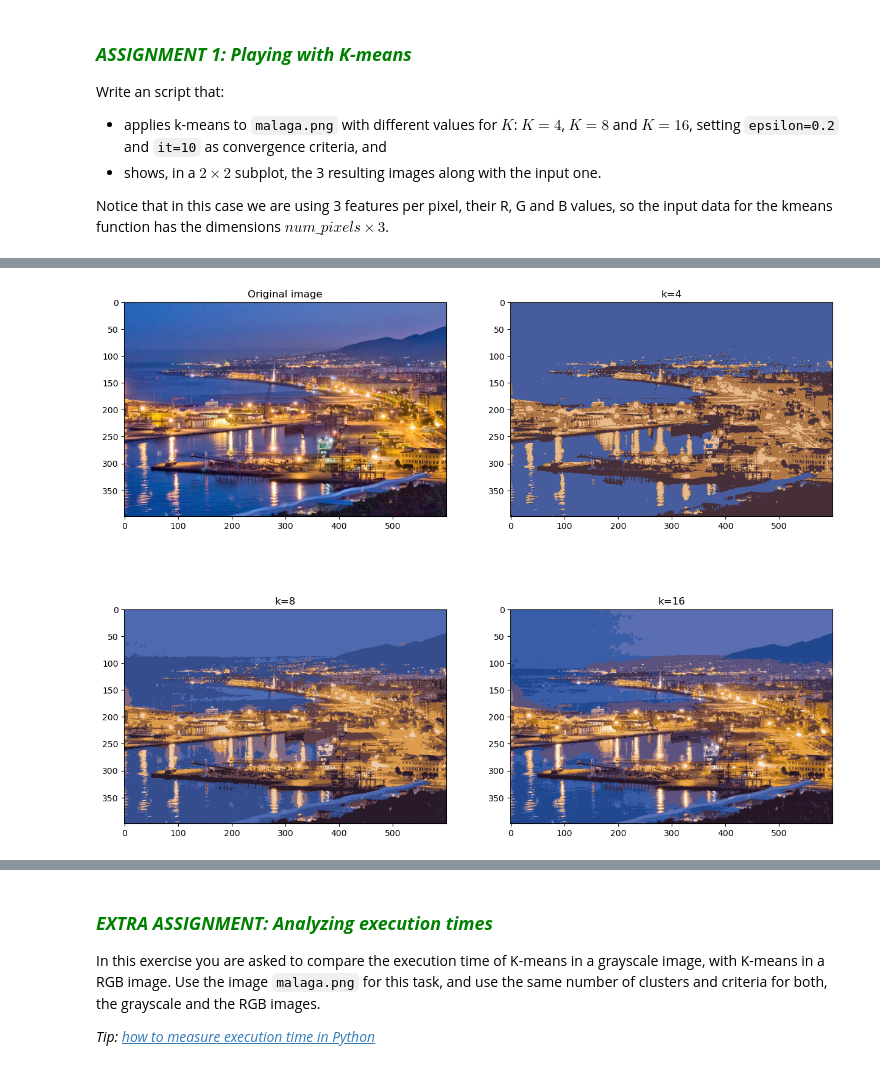
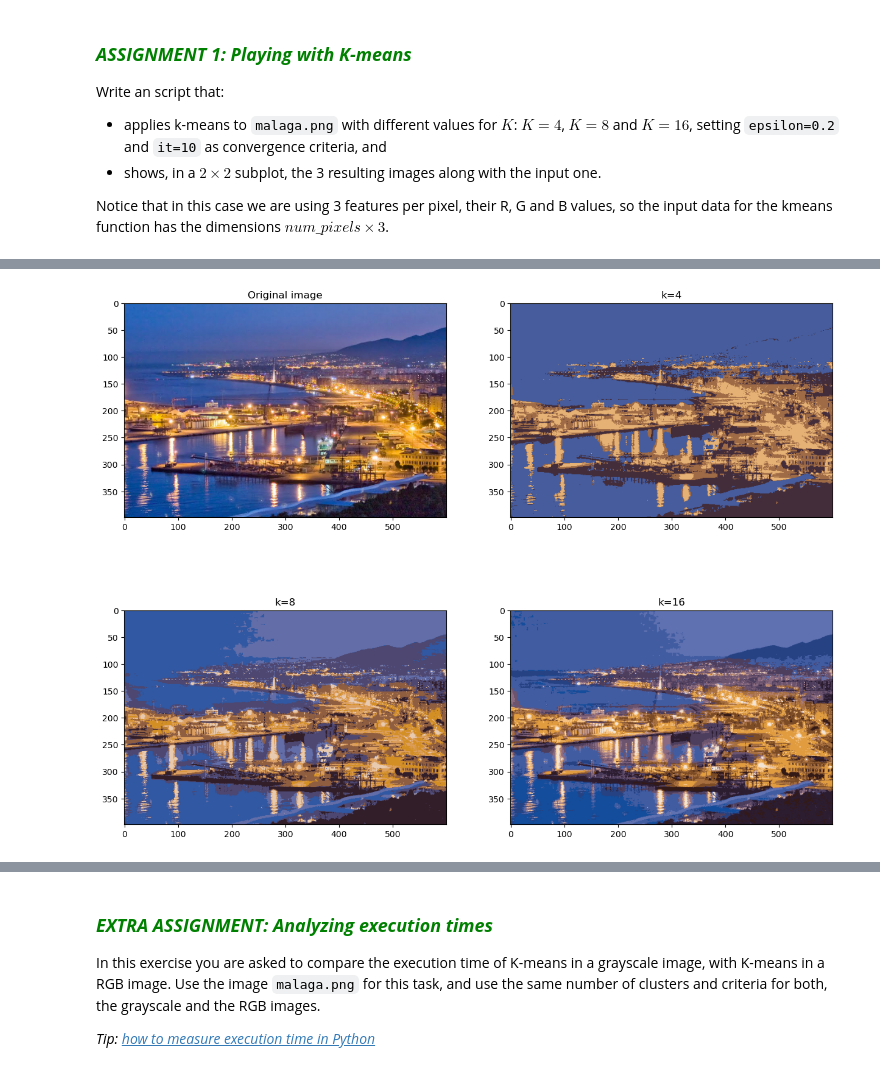
Before and after one commit to BeatrizInversa/uma_cv_2023, a Jupyter notebook: Chapter 05. Image segmentation/5.2 Region-based techniques.ipynb, the cells around one changed output, grey strips where cells are left out. Cells and saved outputs as stored; diff of their text form; code cells hidden in the pictures.

```diff
--- a/Chapter 05. Image segmentation/5.2 Region-based techniques.ipynb
+++ b/Chapter 05. Image segmentation/5.2 Region-based techniques.ipynb
@@ -183,7 +183,7 @@ flattened_img = image.reshape((-1,3))
 flattened_img = np.float32(flattened_img)
 
 # Set criteria
-it = 6
+it = 4
 epsilon = 0.2
 criteria = (cv2.TERM_CRITERIA_EPS + cv2.TERM_CRITERIA_MAX_ITER, it, epsilon)
 
@@ -200,34 +200,34 @@ center16 = np.uint8(center16)
 # Get the color (center) assigned to each pixel
 res4 = center4[label4.flatten()]
 res8 = center8[label8.flatten()]
 res16 = center16[label16.flatten()]
 
 # Reshape to original shape
 quantized4 = res4.reshape((image.shape))
 quantized8 = res8.reshape((image.shape))
 quantized16 = res16.reshape((image.shape))
 
 # Show original image
 plt.subplot(2,2,1)
 plt.title("Original image")
 plt.imshow(image)
 
 # Show k=4
 plt.subplot(2,2,2)
 plt.title("k=4")
 plt.imshow(quantized4)
 
 # Show k=8
 plt.subplot(2,2,3)
 plt.title("k=8")
 plt.imshow(quantized8)
 
 # Show k=16
 plt.subplot(2,2,4)
 plt.title("k=16")
 plt.imshow(quantized16);
 # %% [output]
-[figure, old version]
+[figure, new version]
 # %% [markdown]
 ### <font color="blue"><b><i>Thinking about it (1)</i></b></font>
 
```
Also changed, not shown: parts of 6 cells of this notebook, 1 other file.
